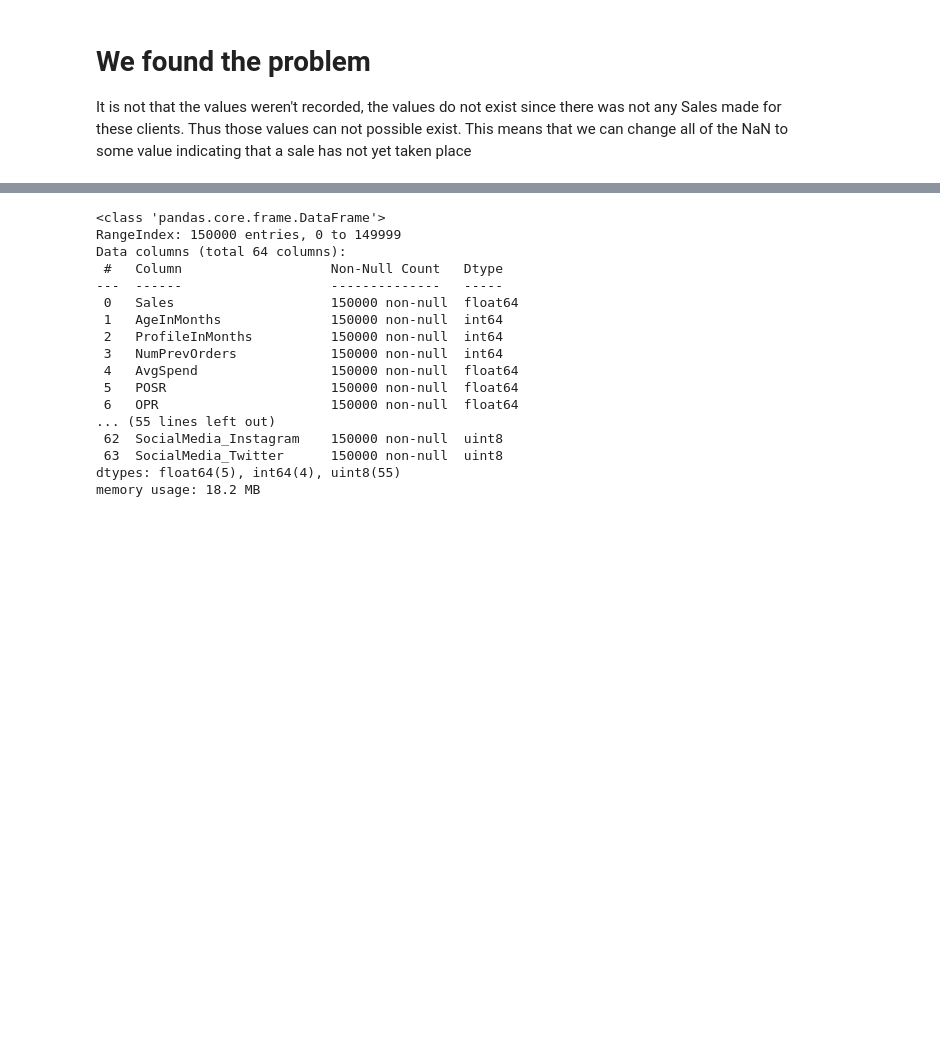
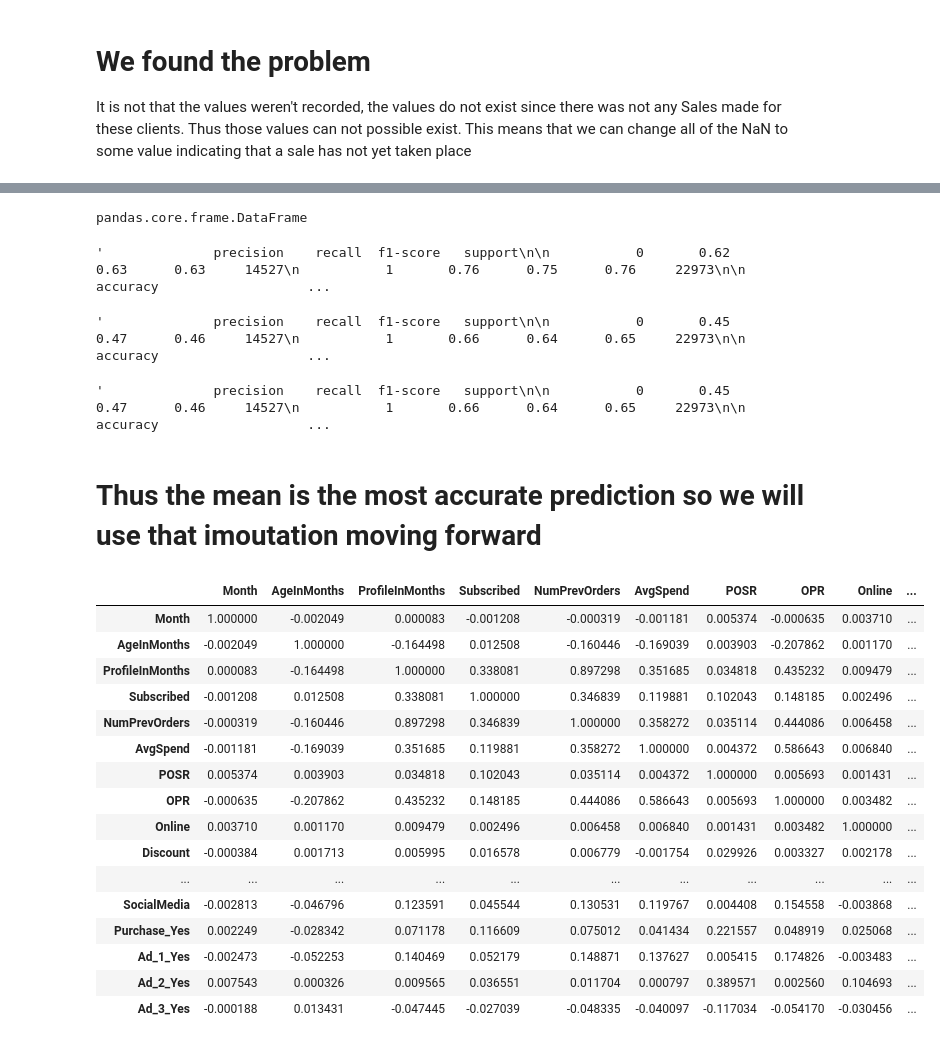
Before and after one commit to Ryno-Pieterse/DS241-Project, a Jupyter notebook: DataScienceFAS.ipynb, the cells around one changed output, grey strips where cells are left out. Drawn from its saved outputs; the diff is of its cells as text; code cells hidden in the pictures; blank space fills up the shorter version.

```diff
--- a/DataScienceFAS.ipynb
+++ b/DataScienceFAS.ipynb
@@ -153,0 +271,11 @@ Here follows the basic format to getting dummie values and drop unneccasary tabl
+# %%
+X = df_discount.drop(['Discount'], axis=1)
+y = df_discount[['Discount']]
+imputed_mostF = y
+imp_mostF = SimpleImputer( strategy='most_frequent')
+imp_mostF.fit(y)
+trans = imp_mostF.transform(y)
+imputed_mostF = pd.DataFrame(trans, columns = ['Discount'])
+type(imputed_mostF)
+# %% [output]
+pandas.core.frame.DataFrame
@@ -154,25 +293,50 @@ Here follows the basic format to getting dummie values and drop unneccasary tabl
+# %%
+X_train,X_test,y_train,y_test=train_test_split(test_mean_X, y,test_size= 0.25, random_state=42)
+knn = KNeighborsClassifier(n_neighbors=10)
+knn.fit(X_train,y_train)
+y_pred = knn.predict(X_test)
+classification_report(y_test,y_pred)
+# %% [output]
+'              precision    recall  f1-score   support\n\n           0       0.62      0.63      0.63     14527\n           1       0.76      0.75      0.76     22973\n\n    accuracy                   ...
+# %%
+X_train,X_test,y_train,y_test=train_test_split(test_mostF_X, y,test_size= 0.25, random_state=42)
+knn = KNeighborsClassifier(n_neighbors=10)
+knn.fit(X_train,y_train)
+y_pred = knn.predict(X_test)
+classification_report(y_test,y_pred)
+# %% [output]
+'              precision    recall  f1-score   support\n\n           0       0.45      0.47      0.46     14527\n           1       0.66      0.64      0.65     22973\n\n    accuracy                   ...
+# %%
+X_train,X_test,y_train,y_test=train_test_split(test_median_X, y,test_size= 0.25, random_state=42)
+knn = KNeighborsClassifier(n_neighbors=10)
+knn.fit(X_train,y_train)
+y_pred = knn.predict(X_test)
+classification_report(y_test,y_pred)
+# %% [output]
+'              precision    recall  f1-score   support\n\n           0       0.45      0.47      0.46     14527\n           1       0.66      0.64      0.65     22973\n\n    accuracy                   ...
+# %% [markdown]
+# Thus the mean is the most accurate prediction so we will use that imoutation moving forward
 # %%
-df = data
-
-df_dum = pd.get_dummies(df)
-df_dum = df_dum.drop(['Ad_1_No','Ad_2_No','Ad_3_No','Purchase_No', 'SocialMedia_None','DayOfWeek_Sunday'], axis=1)
-df_dum.info()
+X = df_discount
+X['Discount'] =test_mean_X['Discount']
+y = df_discount['Purchase_Yes']
+X.corr()
 # %% [output]
-<class 'pandas.core.frame.DataFrame'>
-RangeIndex: 150000 entries, 0 to 149999
-Data columns (total 64 columns):
- #   Column                   Non-Null Count   Dtype
----  ------                   --------------   -----
- 0   Sales                    150000 non-null  float64
- 1   AgeInMonths              150000 non-null  int64
- 2   ProfileInMonths          150000 non-null  int64
- 3   NumPrevOrders            150000 non-null  int64
- 4   AvgSpend                 150000 non-null  float64
- 5   POSR                     150000 non-null  float64
- 6   OPR                      150000 non-null  float64
-... (55 lines left out)
- 62  SocialMedia_Instagram    150000 non-null  uint8
- 63  SocialMedia_Twitter      150000 non-null  uint8
-dtypes: float64(5), int64(4), uint8(55)
-memory usage: 18.2 MB
+|  | Month | AgeInMonths | ProfileInMonths | Subscribed | NumPrevOrders | AvgSpend | POSR | OPR | Online | ... |
+| Month | 1.000000 | -0.002049 | 0.000083 | -0.001208 | -0.000319 | -0.001181 | 0.005374 | -0.000635 | 0.003710 | ... |
+| AgeInMonths | -0.002049 | 1.000000 | -0.164498 | 0.012508 | -0.160446 | -0.169039 | 0.003903 | -0.207862 | 0.001170 | ... |
+| ProfileInMonths | 0.000083 | -0.164498 | 1.000000 | 0.338081 | 0.897298 | 0.351685 | 0.034818 | 0.435232 | 0.009479 | ... |
+| Subscribed | -0.001208 | 0.012508 | 0.338081 | 1.000000 | 0.346839 | 0.119881 | 0.102043 | 0.148185 | 0.002496 | ... |
+| NumPrevOrders | -0.000319 | -0.160446 | 0.897298 | 0.346839 | 1.000000 | 0.358272 | 0.035114 | 0.444086 | 0.006458 | ... |
+| AvgSpend | -0.001181 | -0.169039 | 0.351685 | 0.119881 | 0.358272 | 1.000000 | 0.004372 | 0.586643 | 0.006840 | ... |
+| POSR | 0.005374 | 0.003903 | 0.034818 | 0.102043 | 0.035114 | 0.004372 | 1.000000 | 0.005693 | 0.001431 | ... |
+| OPR | -0.000635 | -0.207862 | 0.435232 | 0.148185 | 0.444086 | 0.586643 | 0.005693 | 1.000000 | 0.003482 | ... |
+| Online | 0.003710 | 0.001170 | 0.009479 | 0.002496 | 0.006458 | 0.006840 | 0.001431 | 0.003482 | 1.000000 | ... |
+| Discount | -0.000384 | 0.001713 | 0.005995 | 0.016578 | 0.006779 | -0.001754 | 0.029926 | 0.003327 | 0.002178 | ... |
+| ... | ... | ... | ... | ... | ... | ... | ... | ... | ... | ... |
+| SocialMedia | -0.002813 | -0.046796 | 0.123591 | 0.045544 | 0.130531 | 0.119767 | 0.004408 | 0.154558 | -0.003868 | ... |
+| Purchase_Yes | 0.002249 | -0.028342 | 0.071178 | 0.116609 | 0.075012 | 0.041434 | 0.221557 | 0.048919 | 0.025068 | ... |
+| Ad_1_Yes | -0.002473 | -0.052253 | 0.140469 | 0.052179 | 0.148871 | 0.137627 | 0.005415 | 0.174826 | -0.003483 | ... |
+| Ad_2_Yes | 0.007543 | 0.000326 | 0.009565 | 0.036551 | 0.011704 | 0.000797 | 0.389571 | 0.002560 | 0.104693 | ... |
+| Ad_3_Yes | -0.000188 | 0.013431 | -0.047445 | -0.027039 | -0.048335 | -0.040097 | -0.117034 | -0.054170 | -0.030456 | ... |
 # %% [markdown]
```
Also changed, not shown: parts of 25 cells of this notebook.
